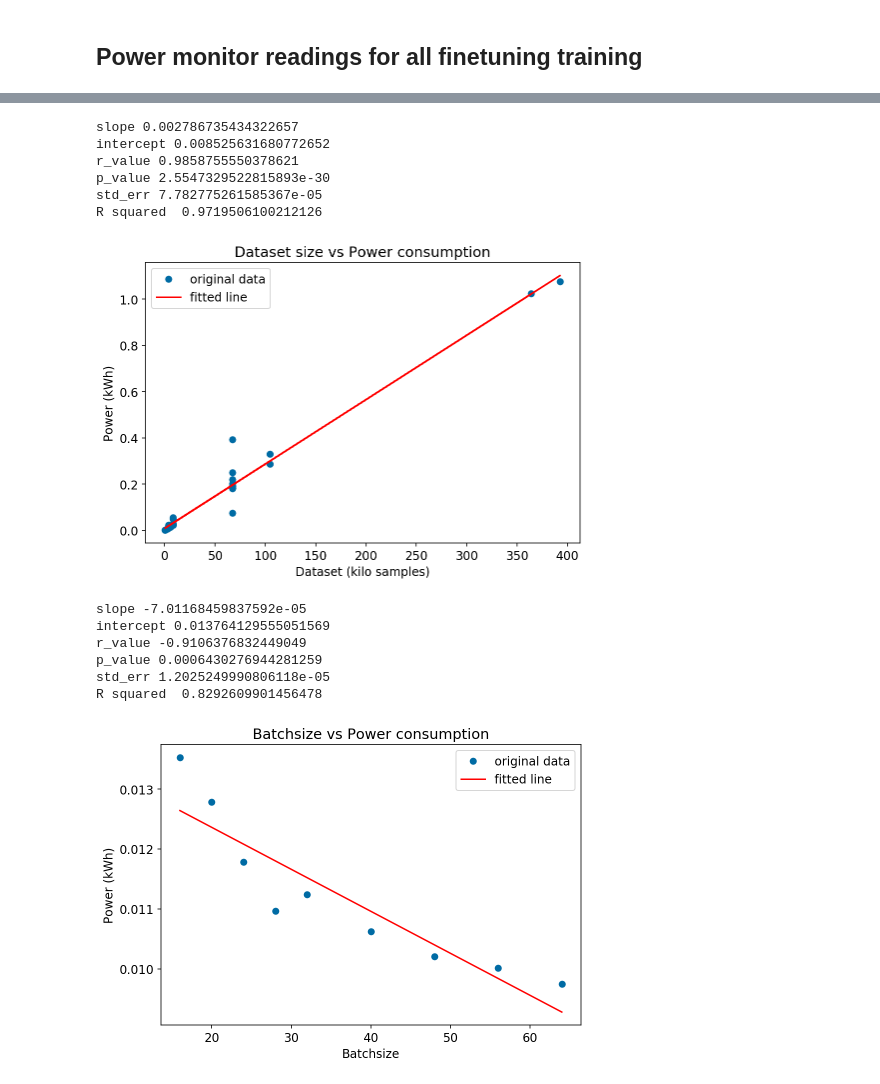
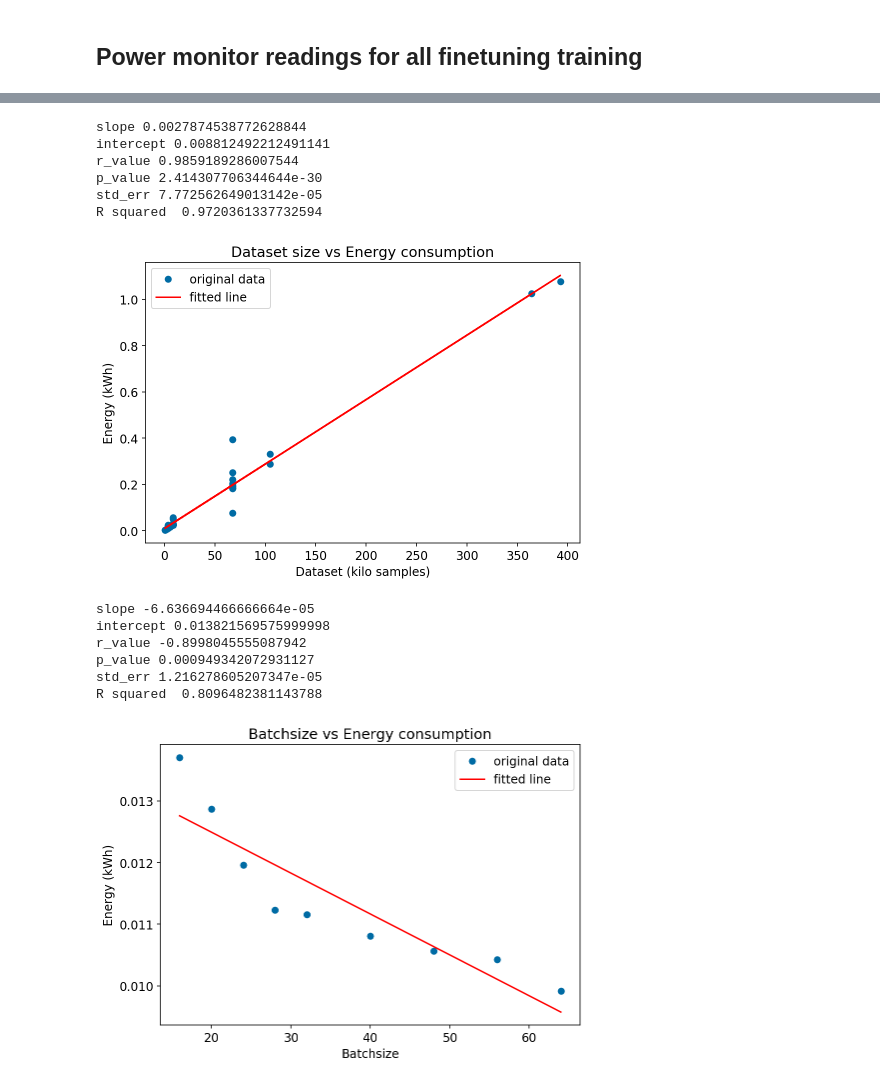
Before and after one commit to MScDissertation/NLP, a Jupyter notebook: PowerMonitorReadingsForFinetuning.ipynb, the cells around one changed output, grey strips where cells are left out. Saved outputs shown, nothing was run; the diff lists cells and outputs as text; code cells hidden in the pictures.

Commit message:
scaling with time

```diff
--- a/PowerMonitorReadingsForFinetuning.ipynb
+++ b/PowerMonitorReadingsForFinetuning.ipynb
@@ -57,6 +57,10 @@ df_time_interval['e_time'] = [x.time().strftime("%H:%M:%S") for x in df_time_int
 def power_mean(s_date,e_date,s_time,e_time):
     subset_df = df_reading.loc[s_date:e_date].between_time(s_time, e_time)[['power_consumption']]
     return subset_df['power_consumption'].mean()
+# %%
+def energy_consumption(s_date,e_date,s_time,e_time):
+    subset_df = df_reading.loc[s_date:e_date].between_time(s_time, e_time)[['power_consumption']]
+    return ((subset_df['power_consumption']).sum() * 3) / (1000 * 3600)
 # %%
 for index, row in df_time_interval.iterrows():
     df_time_interval.at[index,'pm_mean_power'] = power_mean(row['s_date'],row['e_date'],
@@ -74,0 +70,4 @@ df_time_interval.head()
+# %%
+for index, row in df_time_interval.iterrows():
+    df_time_interval.at[index,'pm_energy_consumption'] = energy_consumption(row['s_date'],row['e_date'],
+                                            row['s_time'],row['e_time'])
@@ -75,7 +84,7 @@ df_time_interval.head()
 # %%
 from scipy import stats
 x = df_time_interval['dataset_size'] /1000
-y = df_time_interval["pm_power"]
+y = df_time_interval["pm_energy_consumption"]
 
 slope, intercept, r_value, p_value, std_err = stats.linregress(x, y)
 print(f"slope {slope} \nintercept {intercept}\nr_value {r_value}\np_value {p_value}\nstd_err {std_err}")
@@ -84,45 +93,45 @@ plt.figure(figsize=(7,5))
 plt.plot(x, y, 'o', label='original data')
 plt.plot(x, intercept + slope*x, 'r', label='fitted line')
 plt.xlabel("Dataset (kilo samples)")
-plt.ylabel("Power (kWh)")
-plt.title("Dataset size vs Power consumption")
+plt.ylabel("Energy (kWh)")
+plt.title("Dataset size vs Energy consumption")
 plt.legend()
 plt.tight_layout()
 plt.savefig('viz/dataVsPmPower.png',dpi=300)
 # %% [output]
-slope 0.002786735434322657
-intercept 0.008525631680772652
-r_value 0.9858755550378621
-p_value 2.5547329522815893e-30
-std_err 7.782775261585367e-05
-R squared  0.9719506100212126
+slope 0.0027874538772628844
+intercept 0.008812492212491141
+r_value 0.9859189286007544
+p_value 2.414307706344644e-30
+std_err 7.772562649013142e-05
+R squared  0.9720361337732594
-[figure, old version]
+[figure, new version]
 # %%
 df_mrpc = df_time_interval.loc[(df_time_interval.dataset == 'MRPC') & (df_time_interval.max_seq_len == 128)]
 df_mrpc =df_mrpc.sort_values('batchsize')
 x = df_mrpc['batchsize']
-y = df_mrpc["pm_power"]
+y = df_mrpc["pm_energy_consumption"]
 
 slope, intercept, r_value, p_value, std_err = stats.linregress(x, y)
 print(f"slope {slope} \nintercept {intercept}\nr_value {r_value}\np_value {p_value}\nstd_err {std_err}")
 print('R squared ', r_value ** 2)
 plt.figure(figsize=(7,5))
 plt.plot(x, y, 'o', label='original data')
 plt.plot(x, intercept + slope*x, 'r', label='fitted line')
 plt.xlabel("Batchsize")
-plt.ylabel("Power (kWh)")
-plt.title("Batchsize vs Power consumption")
+plt.ylabel("Energy (kWh)")
+plt.title("Batchsize vs Energy consumption")
 plt.legend()
 plt.tight_layout()
 plt.savefig('viz/batchVsPmPower.png',dpi=300)
 # %% [output]
-slope -7.01168459837592e-05
-intercept 0.013764129555051569
-r_value -0.9106376832449049
-p_value 0.0006430276944281259
-std_err 1.2025249990806118e-05
-R squared  0.8292609901456478
+slope -6.636694466666664e-05
+intercept 0.013821569575999998
+r_value -0.8998045555087942
+p_value 0.000949342072931127
+std_err 1.216278605207347e-05
+R squared  0.8096482381143788
-[figure, old version]
+[figure, new version]
 # %%
 df_64 = df_time_interval.loc[(df_time_interval.batchsize == 64) & (df_time_interval.max_seq_len == 128)]
 df_64 = df_64.sort_values('dataset_size')
```
Also changed, not shown: parts of 11 cells of this notebook, 7 other files.
